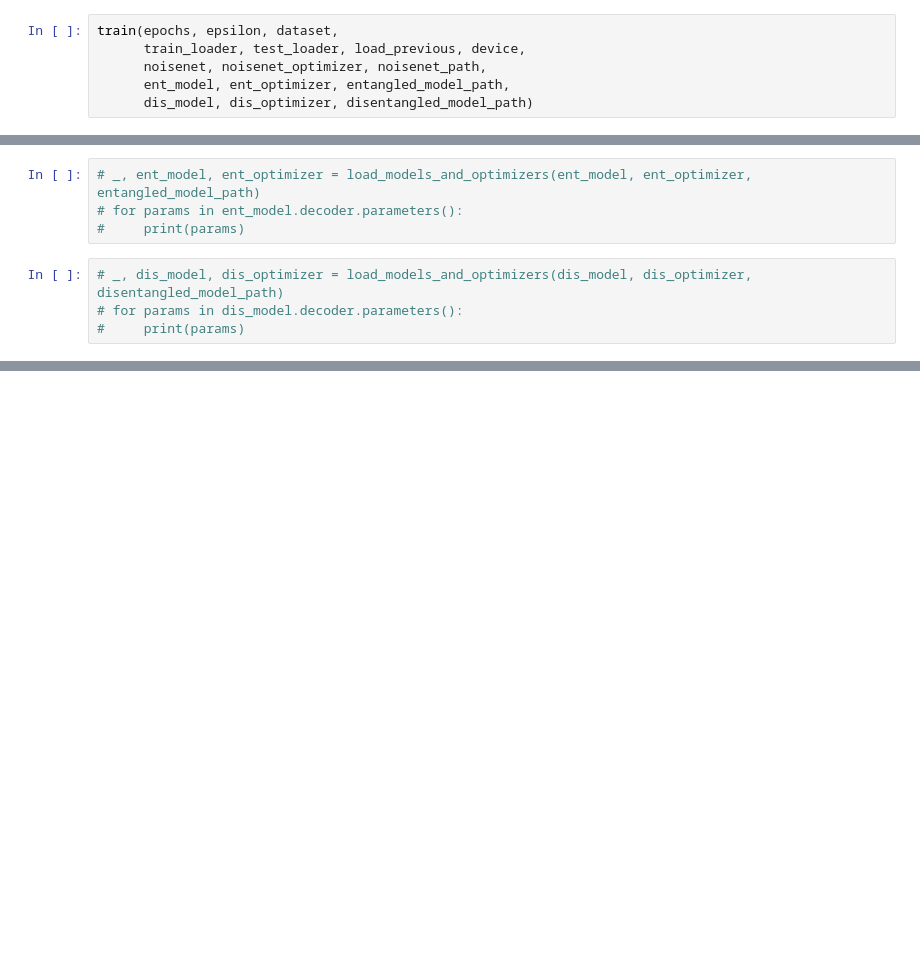
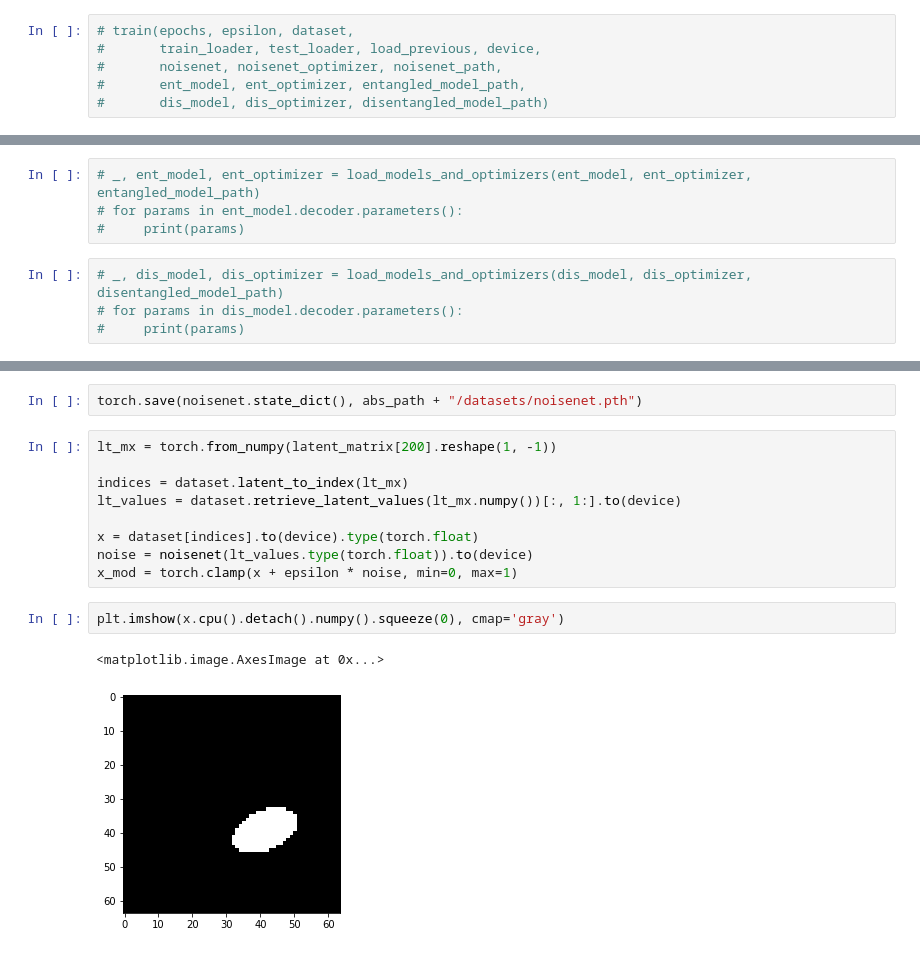
Before and after one commit to hzzhyj/atml, a Jupyter notebook: experiments/Demystifying BetaVAE.ipynb, the cells around one changed output, grey strips where cells are left out. Drawn from its saved outputs; the diff is of its cells as text; blank space fills up the shorter version.

Commit message:
Finish training NoiseGeneratorNet

```diff
--- a/experiments/Demystifying BetaVAE.ipynb
+++ b/experiments/Demystifying BetaVAE.ipynb
@@ -251,9 +267,9 @@ epochs = 30
 load_previous = True
 epsilon = .1
 # %%
-train(epochs, epsilon, dataset,
-      train_loader, test_loader, load_previous, device,
-      noisenet, noisenet_optimizer, noisenet_path,
-      ent_model, ent_optimizer, entangled_model_path,
-      dis_model, dis_optimizer, disentangled_model_path)
+# train(epochs, epsilon, dataset,
+#       train_loader, test_loader, load_previous, device,
+#       noisenet, noisenet_optimizer, noisenet_path,
+#       ent_model, ent_optimizer, entangled_model_path,
+#       dis_model, dis_optimizer, disentangled_model_path)
 # %% [output]
@@ -298,0 +318,16 @@ tensor([0., 1., 1.])
+# %%
+torch.save(noisenet.state_dict(), abs_path + "/datasets/noisenet.pth")
+# %%
+lt_mx = torch.from_numpy(latent_matrix[200].reshape(1, -1))
+
+indices = dataset.latent_to_index(lt_mx)
+lt_values = dataset.retrieve_latent_values(lt_mx.numpy())[:, 1:].to(device)
+
+x = dataset[indices].to(device).type(torch.float)
+noise = noisenet(lt_values.type(torch.float)).to(device)
+x_mod = torch.clamp(x + epsilon * noise, min=0, max=1)
+# %%
+plt.imshow(x.cpu().detach().numpy().squeeze(0), cmap='gray')
+# %% [output]
+<matplotlib.image.AxesImage at 0x...>
+[figure, added]
```
Also changed, not shown: parts of 17 cells of this notebook, 1 other file.
